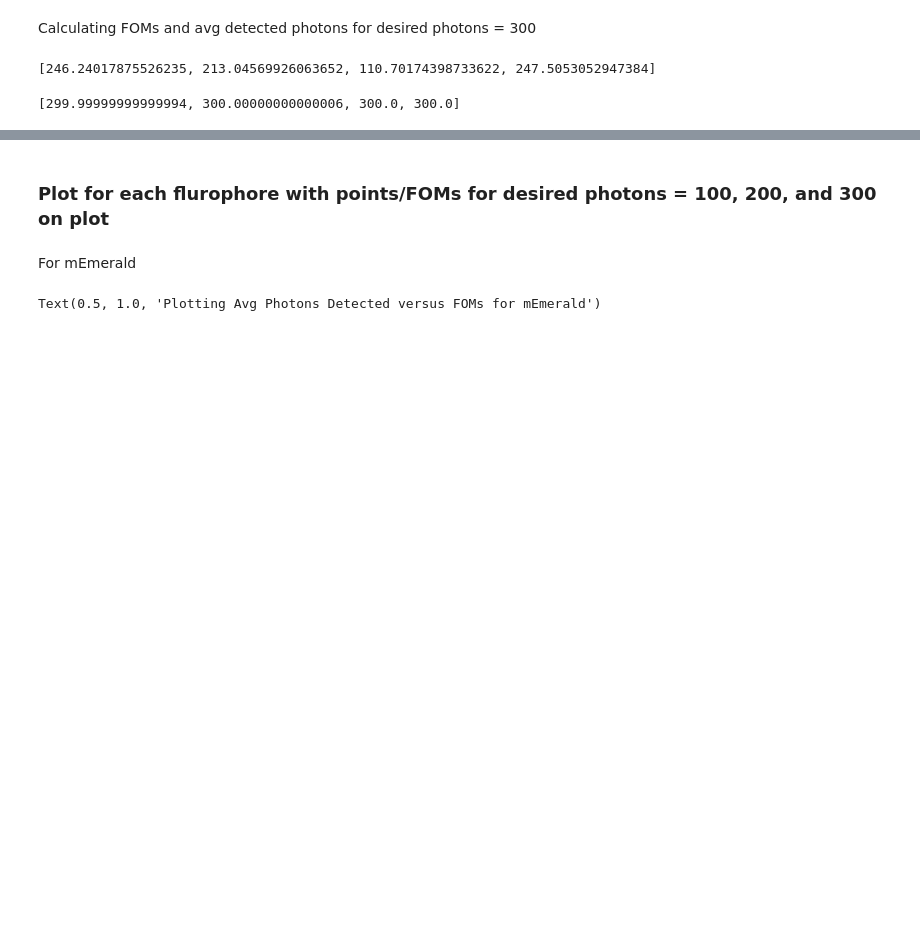
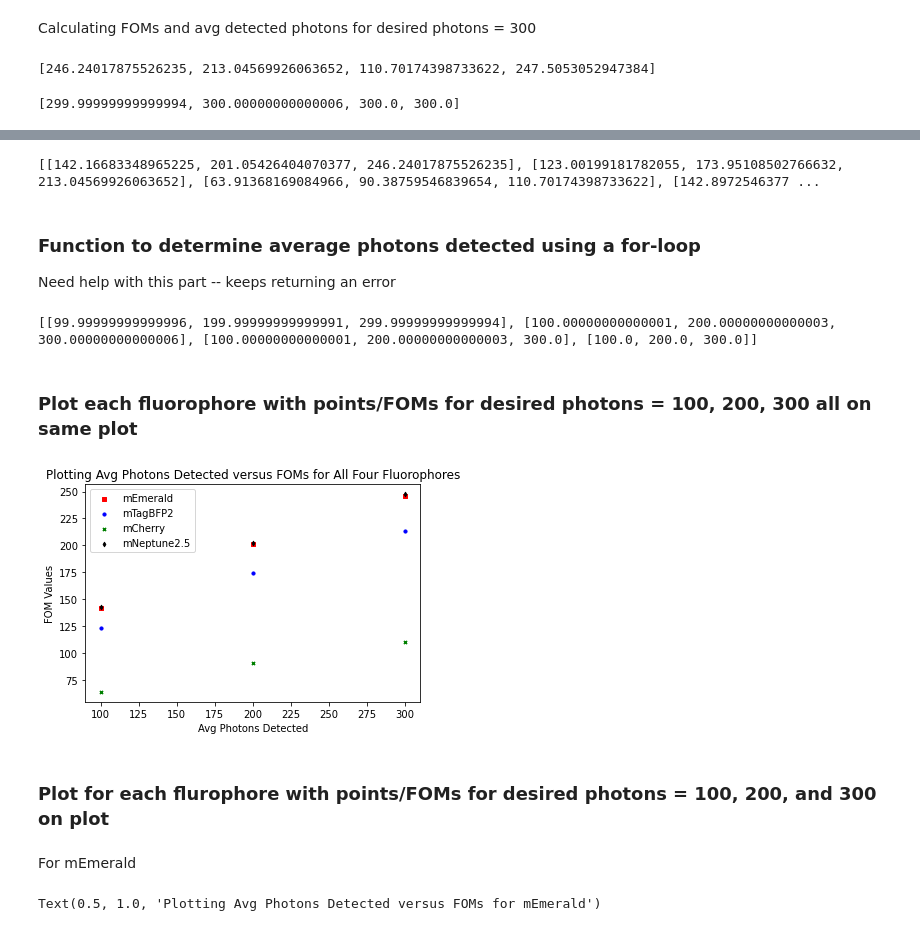
Before and after one commit to PatrickLaRiviereLab/hyperspectral, a Jupyter notebook: Model.ipynb, the cells around one changed output, grey strips where cells are left out. Saved outputs shown, nothing was run; the diff lists cells and outputs as text; code cells hidden in the pictures; blank space fills up the shorter version.

```diff
--- a/Model.ipynb
+++ b/Model.ipynb
@@ -341,3 +367,71 @@ print(Avg_photons_300)
+# %%
+def calc_multiple_FOMs(desired_photons_list):
+    A_for_desired_photons = calc_A_for_varying_photons(desired_photons_list) # this produces a list of matrices, each 200x4
+    x = [1, 1, 1, 1] # concentration of each fluorophore
+    FOM_list_varying_photons = []
+    for matrix in A_for_desired_photons: # for each matrix in A_for_desired_photons
+        calculated_FOMs = calc_FOM(matrix, x) # do this. it will loop on its own (that's what the for-loop is for)
+        FOM_list_varying_photons.append(calculated_FOMs) # append the FOM list you get for each matrix into the empty list you created
+    FOM_spectra_list = []
+    for j in range(4):
+        FOM_spectra = [item[j] for item in FOM_list_varying_photons]
+        FOM_spectra_list.append(FOM_spectra)
+
+    return FOM_spectra_list # returns a list of the FOMs for each of the fluorophore's (i.e fist list corresponds to the FOMs for each desired photon value for mEmerald)
+
+FOM_spectra_list = calc_multiple_FOMs([100, 200, 300])
+print(FOM_spectra_list)
+# %% [output]
+[[142.16683348965225, 201.05426404070377, 246.24017875526235], [123.00199181782055, 173.95108502766632, 213.04569926063652], [63.91368169084966, 90.38759546839654, 110.70174398733622], [142.8972546377 ...
+# %% [markdown]
+### Function to determine average photons detected using a for-loop
+Need help with this part -- keeps returning an error
+# %%
+def calc_multiple_photons_detected(desired_photons_list):
+    A_for_desired_photons = calc_A_for_varying_photons(desired_photons_list)
+    photons_detected_list = []
+    for matrix in A_for_desired_photons:
+        photons_detected_varying = calc_avg_detected_photons(matrix)
+        photons_detected_list.append(photons_detected_varying)
+    # return photons_detected_list
+    multiple_photons_detected_list = []
+    for j in range(4):
+        photon_spectra = [item[j] for item in photons_detected_list]
+        multiple_photons_detected_list.append(photon_spectra)
+
+    return multiple_photons_detected_list
+
+
+multiple_photons_detected_list = calc_multiple_photons_detected([100, 200, 300]) # returns a list of the photons detected on average for each of the fluorophore's (i.e fist list corresponds to the avg photons detected for each desired photon value for mEmerald)
+print(multiple_photons_detected_list)
+# %% [output]
+[[99.99999999999996, 199.99999999999991, 299.99999999999994], [100.00000000000001, 200.00000000000003, 300.00000000000006], [100.00000000000001, 200.00000000000003, 300.0], [100.0, 200.0, 300.0]]
+# %% [markdown]
+### Plot each fluorophore with points/FOMs for desired photons = 100, 200, 300 all on same plot
+# %%
+# avg_photons_detected_mEmerald = [Avg_photons_100[0], Avg_photons_200[0], Avg_photons_300[0]]
+# FOMs_mEmerald = [FOM_for_100[0], FOM_for_200[0], FOM_for_300[0]]
+# avg_photons_detected_mTag = [Avg_photons_100[1], Avg_photons_200[1], Avg_photons_300[1]]
+# FOMs_mTag = [FOM_for_100[1], FOM_for_200[1], FOM_for_300[1]]
+# avg_photons_detected_mCherry = [Avg_photons_100[2], Avg_photons_200[2], Avg_photons_300[2]]
+# FOMs_mCherry = [FOM_for_100[2], FOM_for_200[2], FOM_for_300[2]]
+# avg_photons_detected_mNeptune = [Avg_photons_100[3], Avg_photons_200[3], Avg_photons_300[3]]
+# FOMs_mNeptune = [FOM_for_100[3], FOM_for_200[3], FOM_for_300[3]]
+
+fig = plt.figure()
+ax1 = fig.add_subplot(111)
+
+ax1.scatter(multiple_photons_detected_list[0], FOM_spectra_list[0], s=10, c='r', marker="s", label='mEmerald')
+ax1.scatter(multiple_photons_detected_list[1], FOM_spectra_list[1], s=10, c='b', marker="o", label='mTagBFP2')
+ax1.scatter(multiple_photons_detected_list[2], FOM_spectra_list[2], s=10, c='g', marker="x", label='mCherry')
+ax1.scatter(multiple_photons_detected_list[3], FOM_spectra_list[3], s=10, c='black', marker="d", label='mNeptune2.5')
+plt.legend(loc='upper left')
+plt.ylabel('FOM Values')
+plt.xlabel('Avg Photons Detected')
+plt.title('Plotting Avg Photons Detected versus FOMs for All Four Fluorophores')
+plt.show()
+# %% [output]
+[figure, added]
 # %% [markdown]
 ### Plot for each flurophore with points/FOMs for desired photons = 100, 200, and 300 on plot
 # %% [markdown]
```
Also changed, not shown: parts of 9 cells of this notebook.
